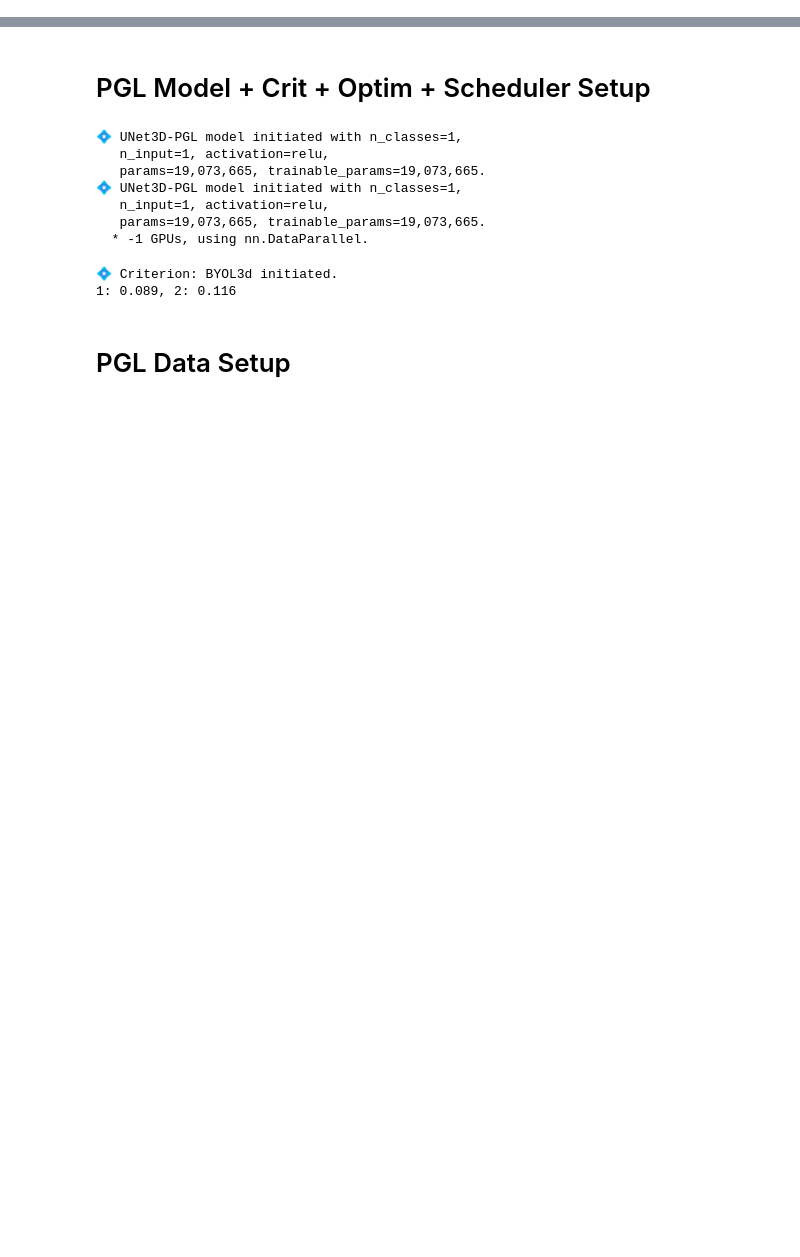
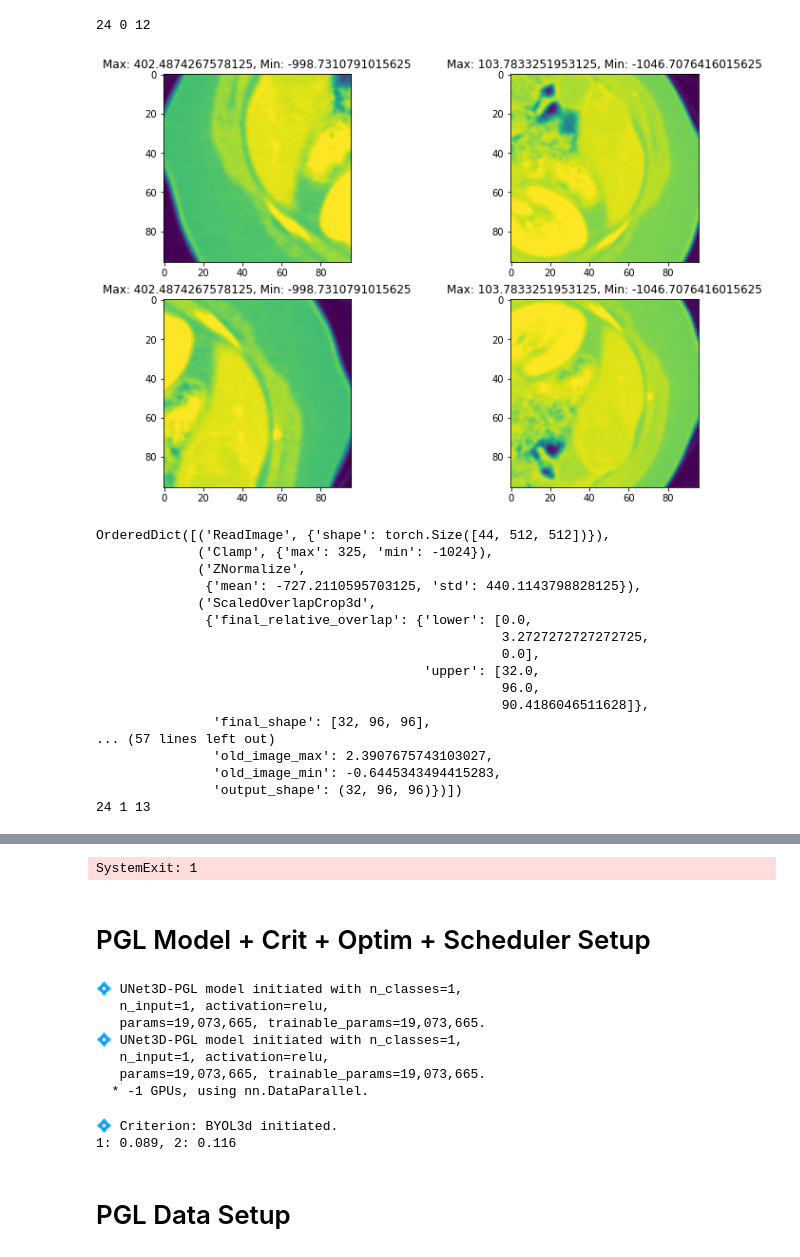
Before and after one commit to charzharr/3D-medseg-pretraining, a Jupyter notebook: src/pgl.ipynb, the cells around one changed output, grey strips where cells are left out. Saved outputs shown, nothing was run; the diff lists cells and outputs as text; code cells hidden in the pictures; blank space fills up the shorter version.

```diff
--- a/src/pgl.ipynb
+++ b/src/pgl.ipynb
@@ -32,6 +32,6 @@ np.set_printoptions(precision=3)
 curr_path = pathlib.Path(os.getcwd()).absolute()
 
 cards = !echo $SGE_HGR_gpu_card
-device = torch.device(f"cuda:{cards[0]}" if torch.cuda.is_available() else 'cpu')
+device = torch.device(f"cuda" if torch.cuda.is_available() else 'cpu')
 print(device)
 # %% [output]
@@ -40,0 +41,8 @@ cpu
+# %%
+from configs import get_config
+cfg = get_config('./experiments/pgl/configs/pgl_train.yaml', merge_default=False)
+cfg.train.train_byol = False
+
+from experiments.pgl.data_setup import get_data_components
+data_d = get_data_components(cfg)
+train_loader = data_d['train_loader']
@@ -40,0 +55,69 @@ cpu
+# %%
+## Visualize patches
+from data.transforms import z_normalize, flip
+
+
+for it, batch in enumerate(train_loader):
+    samples = batch['samples']
+    records = batch['records']
+    crop_objs = batch['crops']
+
+    X = batch['X'].to(device, non_blocking=True)
+
+    for pair_i in range(len(X) // 2):
+        im1_idx = pair_i
+        im2_idx = pair_i + len(X) // 2
+        print(len(X), im1_idx, im2_idx)
+
+        tens1 = X[im1_idx].squeeze()
+        tens2 = X[im2_idx].squeeze()
+
+        hist1, hist2 = records[pair_i]
+
+        un_tens1 = z_normalize.ZNormalize().invert(tens1, hist1['ZNormalize'])
+        un_tens2 = z_normalize.ZNormalize().invert(tens2, hist2['ZNormalize'])
+
+        fig = plt.figure(figsize=(12,8))
+        ax = fig.add_subplot(2, 2, 1)
+        ax.set_title(f'Max: {un_tens1.max().item()}, Min: {un_tens1.min().item()}')
+        ax.imshow(un_tens1[tens1.shape[0] // 2].cpu().numpy().astype(np.int16))
+        ax = fig.add_subplot(2, 2, 2)
+        ax.set_title(f'Max: {un_tens2.max().item()}, Min: {un_tens2.min().item()}')
+        ax.imshow(un_tens2[tens2.shape[0] // 2].cpu().numpy().astype(np.int16))
+
+        un_tens1 = flip.Flip3d().invert(un_tens1, hist1['Flip3d'])
+        un_tens2 = flip.Flip3d().invert(un_tens2, hist2['Flip3d'])
+
+        ax = fig.add_subplot(2, 2, 3)
+        ax.set_title(f'Max: {un_tens1.max().item()}, Min: {un_tens1.min().item()}')
+        ax.imshow(un_tens1[tens1.shape[0] // 2].cpu().numpy().astype(np.int16))
+        ax = fig.add_subplot(2, 2, 4)
+        ax.set_title(f'Max: {un_tens2.max().item()}, Min: {un_tens2.min().item()}')
+        ax.imshow(un_tens2[tens2.shape[0] // 2].cpu().numpy().astype(np.int16))
+        plt.show()
+
+        pprint.pprint(hist1)
+        pprint.pprint(hist2)
+
+        if pair_i >= 3:
+            import sys; sys.exit(1)
+# %% [output]
+24 0 12
+[figure, added]
+OrderedDict([('ReadImage', {'shape': torch.Size([44, 512, 512])}),
+             ('Clamp', {'max': 325, 'min': -1024}),
+             ('ZNormalize',
+              {'mean': -727.2110595703125, 'std': 440.1143798828125}),
+             ('ScaledOverlapCrop3d',
+              {'final_relative_overlap': {'lower': [0.0,
+                                                    3.2727272727272725,
+                                                    0.0],
+                                          'upper': [32.0,
+                                                    96.0,
+                                                    90.4186046511628]},
+               'final_shape': [32, 96, 96],
+... (57 lines left out)
+               'old_image_max': 2.3907675743103027,
+               'old_image_min': -0.6445343494415283,
+               'output_shape': (32, 96, 96)})])
+24 1 13
@@ -41,3 +178,4 @@ cpu
+SystemExit: 1
 # %% [markdown]
 # PGL Model + Crit + Optim + Scheduler Setup
 # %%
```
Also changed, not shown: parts of 4 cells of this notebook, 28 other files.
